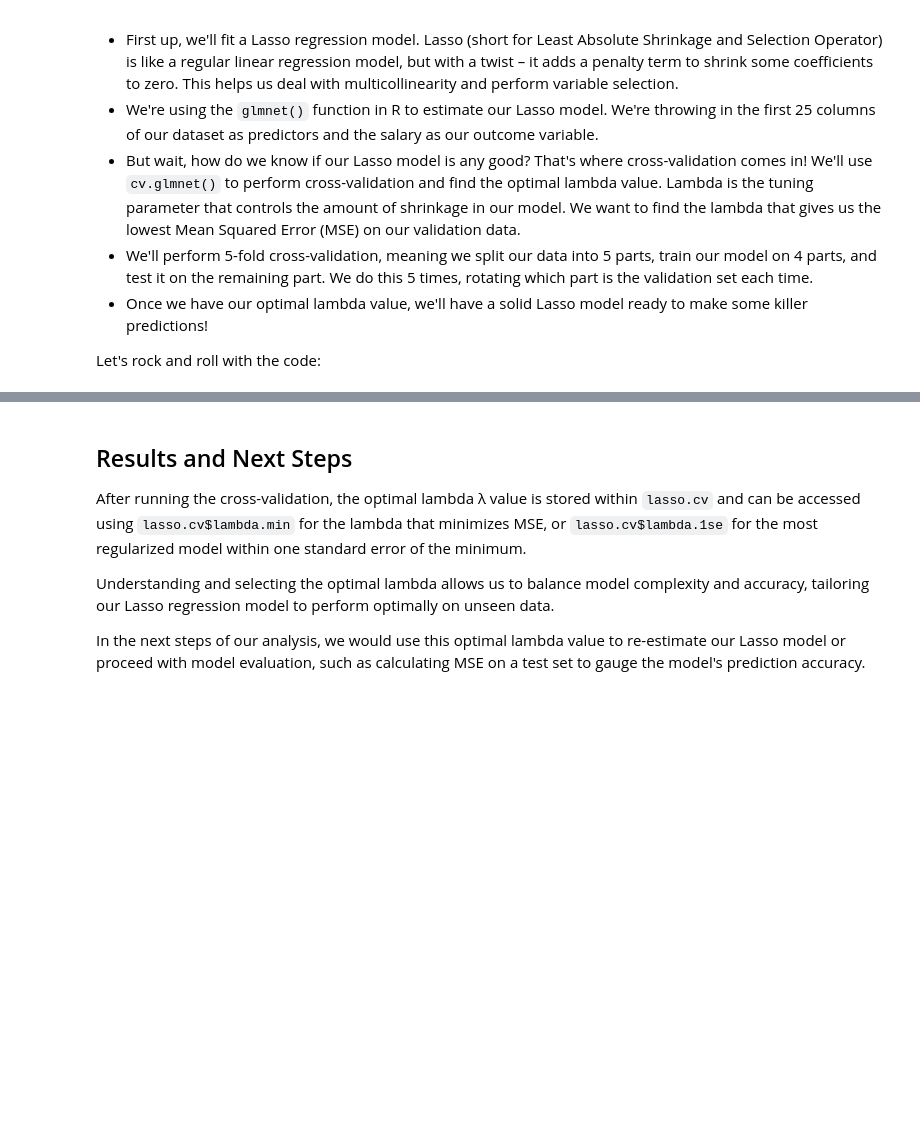
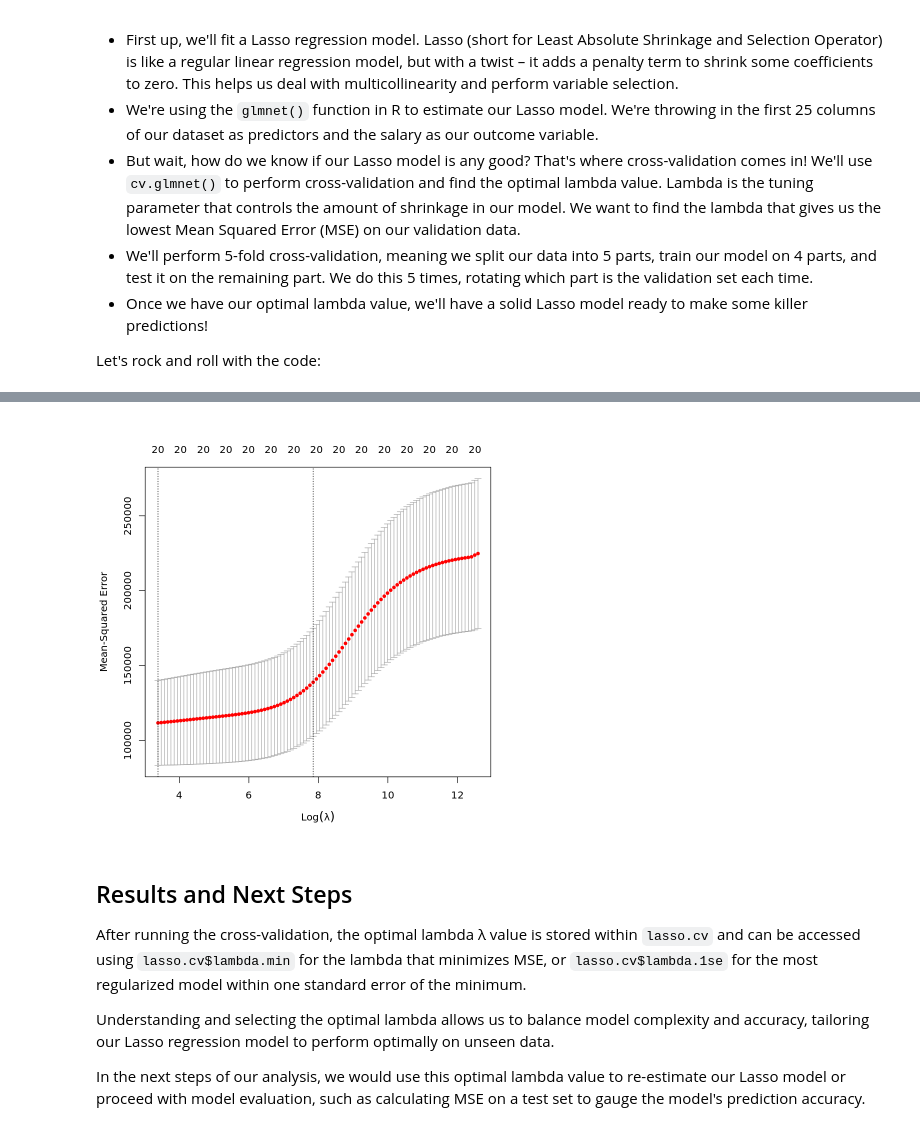
Before and after one commit to AStrittmatter/M02-Machine-Learning, a Jupyter notebook: class_tutorial/Class_tutorial_2.ipynb, the cells around one changed output, grey strips where cells are left out. Saved outputs shown, nothing was run; the diff lists cells and outputs as text; code cells hidden in the pictures; blank space fills up the shorter version.

```diff
--- a/class_tutorial/Class_tutorial_2.ipynb
+++ b/class_tutorial/Class_tutorial_2.ipynb
@@ -232,3 +327,8 @@ ridge.cv <- cv.glmnet(as.matrix(train[, -ncol(train)]), train$salary, type.measu
+# %%
+ridge.cv <- cv.glmnet(as.matrix(train[, -ncol(train)]), train$salary, type.measure = "mse", nfolds = 5, alpha = 0)
+plot(ridge.cv)
+# %% [output]
+[figure, added]
 # %% [markdown]
 ## Results and Next Steps
 
```
Also changed, not shown: parts of 13 cells of this notebook.
